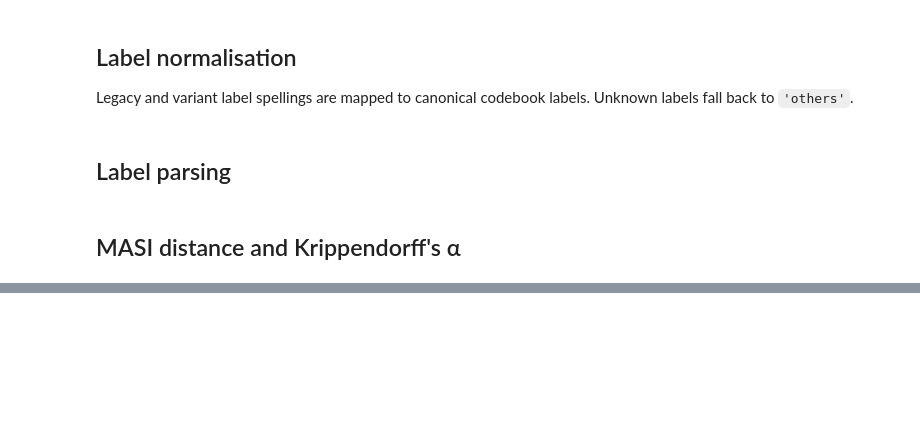
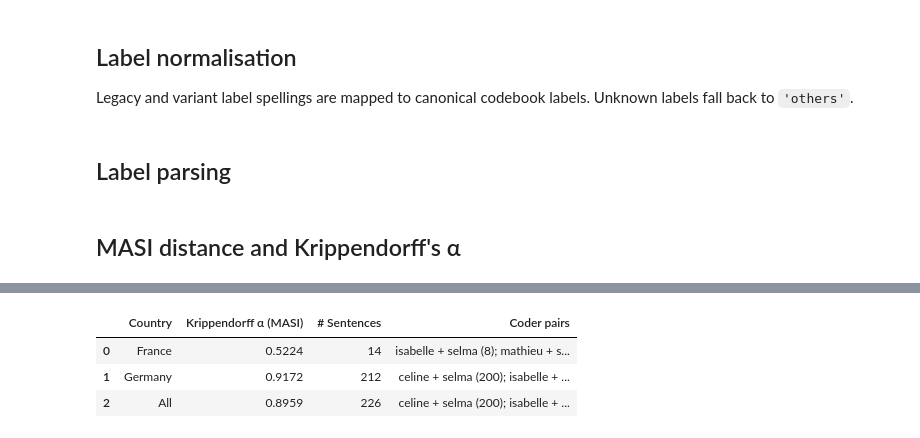
Before and after one commit to mdubied/soccat, a Jupyter notebook: tables/icr_step2_krippendorff.ipynb, the cells around one changed output, grey strips where cells are left out. Drawn from its saved outputs; the diff is of its cells as text; code cells hidden in the pictures; blank space fills up the shorter version.

```diff
--- a/tables/icr_step2_krippendorff.ipynb
+++ b/tables/icr_step2_krippendorff.ipynb
@@ -323,0 +489,21 @@ German Newspapers
+# %%
+double = sentences[sentences['coders'].str.len() == 2]
+
+cvc_rows = []
+for scope, sub in [(c, double[double['country'] == c]) for c in COUNTRIES] + [('All', double)]:
+    pairs = sub['coders'].map(lambda cs: ' + '.join(cs)).value_counts()
+    cvc_rows.append({
+        'Country':               scope,
+        'Krippendorff α (MASI)': alpha_masi([tuple(cl) for cl in sub['coder_labels']]),
+        '# Sentences':           len(sub),
+        'Coder pairs':           '; '.join(f'{p} ({n})' for p, n in pairs.items()),
+    })
+
+df_cvc = pd.DataFrame(cvc_rows)
+df_cvc.to_csv(OUTPUT_DIR / 'icr_step2_coder_vs_coder.csv', index=False)
+df_cvc
+# %% [output]
+|  | Country | Krippendorff α (MASI) | # Sentences | Coder pairs |
+| 0 | France | 0.5224 | 14 | isabelle + selma (8); mathieu + s... |
+| 1 | Germany | 0.9172 | 212 | celine + selma (200); isabelle + ... |
+| 2 | All | 0.8959 | 226 | celine + selma (200); isabelle + ... |
```
Also changed, not shown: parts of 16 cells of this notebook, 12 other files.
